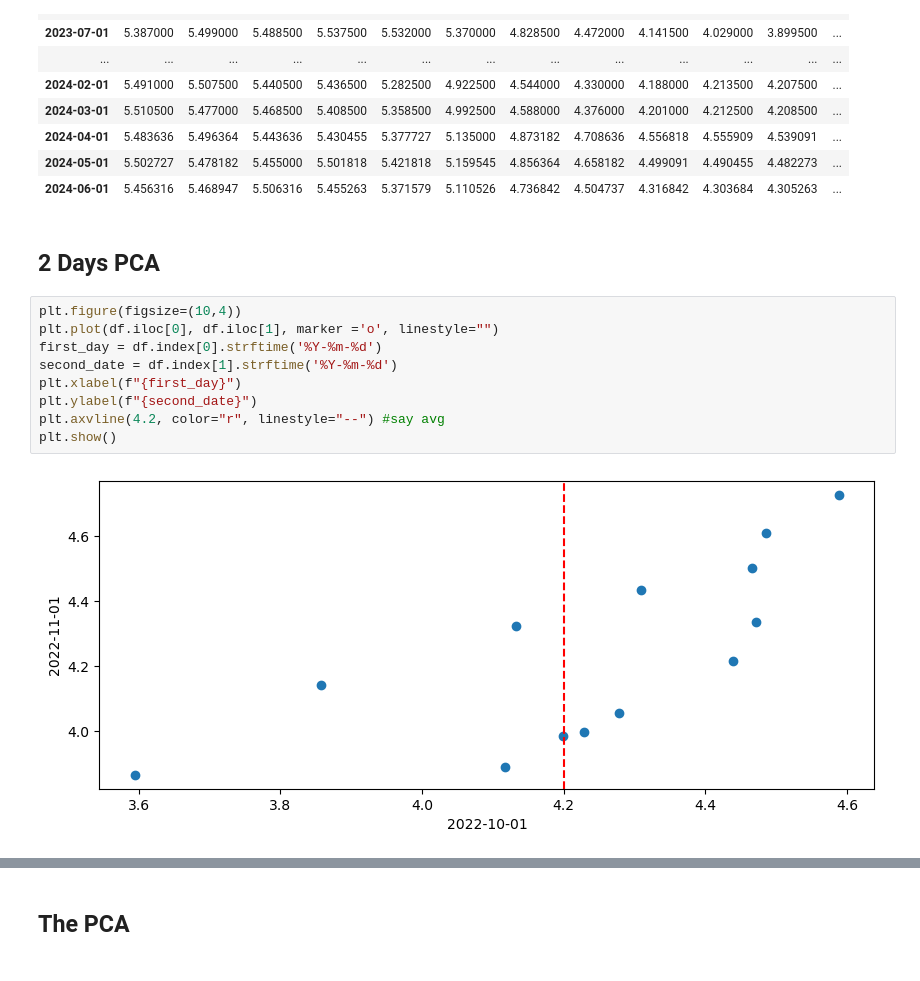
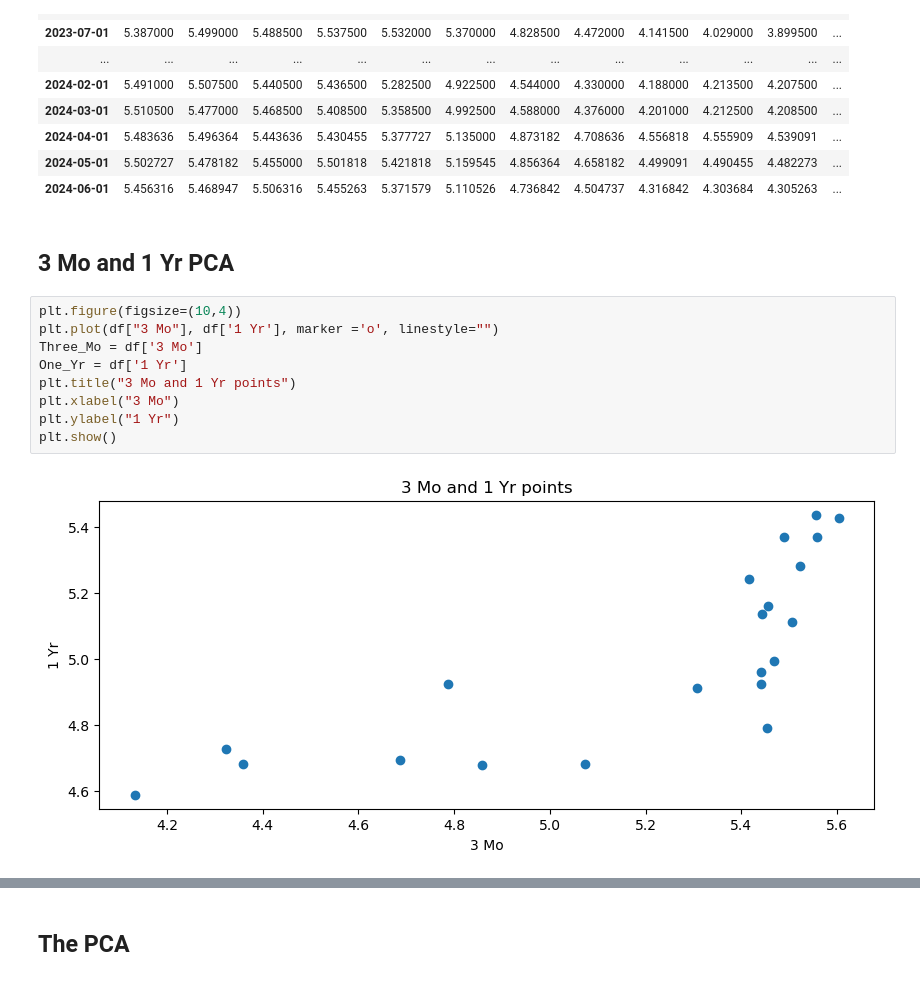
Before and after one commit to BogdanRemusPintilie/Yield_Curve-and-Optimal_Fly, a Jupyter notebook: (GOV BONDS) Yield Curve Arbitrage/Code/PCA.ipynb, the cells around one changed output, grey strips where cells are left out. Saved outputs shown, nothing was run; the diff lists cells and outputs as text.

```diff
--- a/(GOV BONDS) Yield Curve Arbitrage/Code/PCA.ipynb
+++ b/(GOV BONDS) Yield Curve Arbitrage/Code/PCA.ipynb
@@ -29,18 +29,18 @@ df
 | 2024-04-01 | 5.483636 | 5.496364 | 5.443636 | 5.430455 | 5.377727 | 5.135000 | 4.873182 | 4.708636 | 4.556818 | 4.555909 | 4.539091 | ... |
 | 2024-05-01 | 5.502727 | 5.478182 | 5.455000 | 5.501818 | 5.421818 | 5.159545 | 4.856364 | 4.658182 | 4.499091 | 4.490455 | 4.482273 | ... |
 | 2024-06-01 | 5.456316 | 5.468947 | 5.506316 | 5.455263 | 5.371579 | 5.110526 | 4.736842 | 4.504737 | 4.316842 | 4.303684 | 4.305263 | ... |
-# %% [markdown]
-## 2 Days PCA
+# %% [markdown]
+## 3 Mo and 1 Yr PCA
 # %%
 plt.figure(figsize=(10,4))
-plt.plot(df.iloc[0], df.iloc[1], marker ='o', linestyle="")
-first_day = df.index[0].strftime('%Y-%m-%d')
-second_date = df.index[1].strftime('%Y-%m-%d')
-plt.xlabel(f"{first_day}")
-plt.ylabel(f"{second_date}")
-plt.axvline(4.2, color="r", linestyle="--") #say avg
+plt.plot(df["3 Mo"], df['1 Yr'], marker ='o', linestyle="")
+Three_Mo = df['3 Mo']
+One_Yr = df['1 Yr']
+plt.title("3 Mo and 1 Yr points")
+plt.xlabel("3 Mo")
+plt.ylabel("1 Yr")
 plt.show()
 # %% [output]
-[figure, old version]
+[figure, new version]
 # %%
 plt.figure(figsize=(10,4))
```
Also changed, not shown: parts of 2 cells of this notebook.
